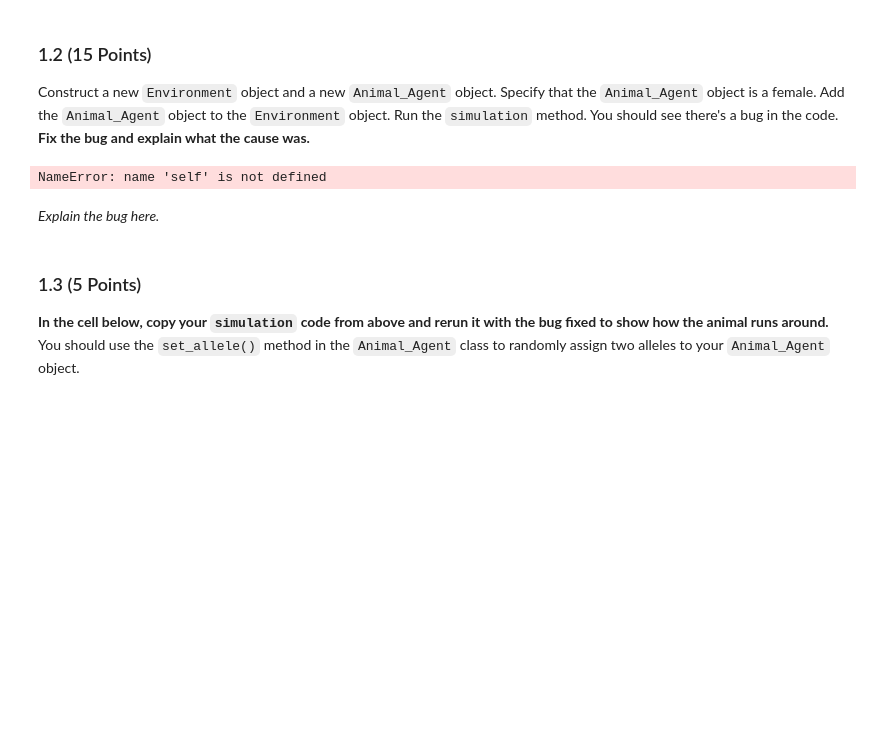
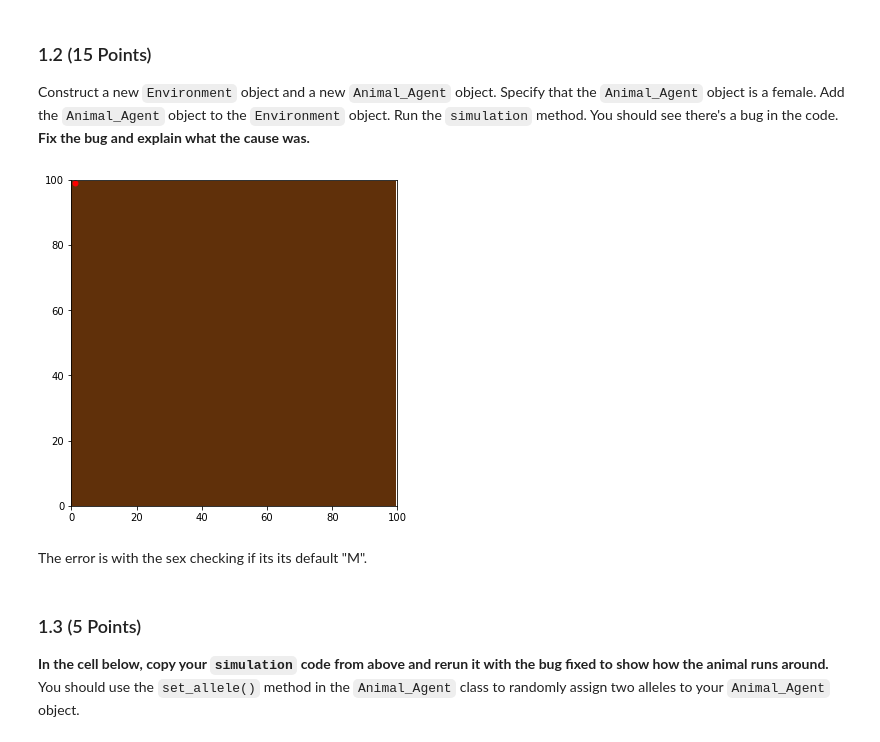
Before and after one commit to mccoll58/CMSE202-s23-turnin, a Jupyter notebook: HW3/HW3_ABMs_STUDENT.ipynb, the cells around one changed output. Cells and saved outputs as stored; diff of their text form; code cells hidden in the pictures; blank space fills up the shorter version.

```diff
--- a/HW3/HW3_ABMs_STUDENT.ipynb
+++ b/HW3/HW3_ABMs_STUDENT.ipynb
@@ -71,14 +77,17 @@ Construct a new `Environment` object and a new `Animal_Agent` object. Specify th
 # %%
 #Write your code here
 from Animal import Animal_Agent
 from env import Environment
 
-Tony = Animal_Agent(sex="F")
-Environment.add_agent(self,Tony)
+Female = Animal_Agent(sex="F",color = 'red',shape = 'o')
+E = Environment()
+E
+E.add_agent(Female)
+E.simulate(40)
 # %% [output]
-NameError: name 'self' is not defined
+[figure, added]
-# %% [markdown]
-*Explain the bug here.*
+# %% [markdown]
+The error is with the sex checking if its its default "M".
 # %% [markdown]
 ### 1.3 (5 Points)
 
```
Also changed, not shown: parts of 19 cells of this notebook.
